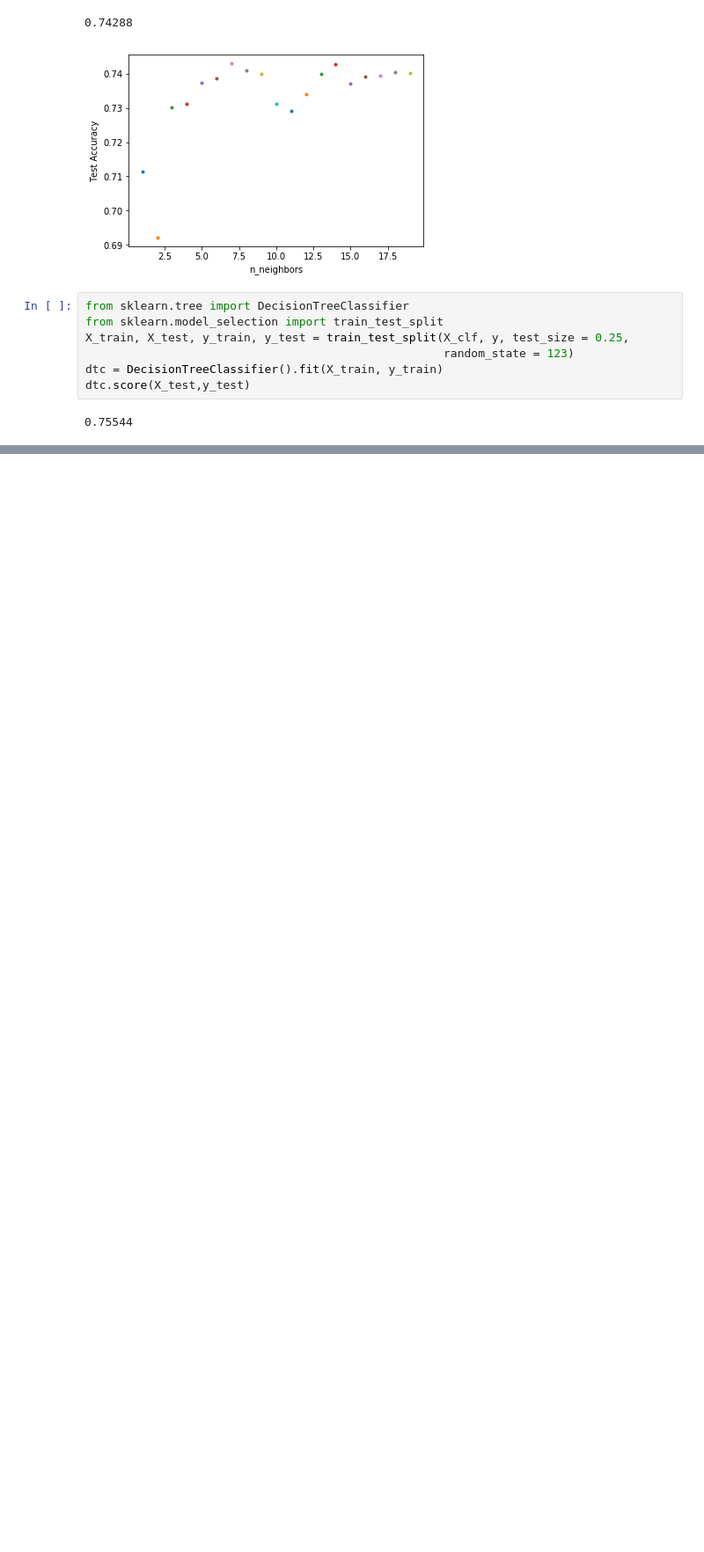
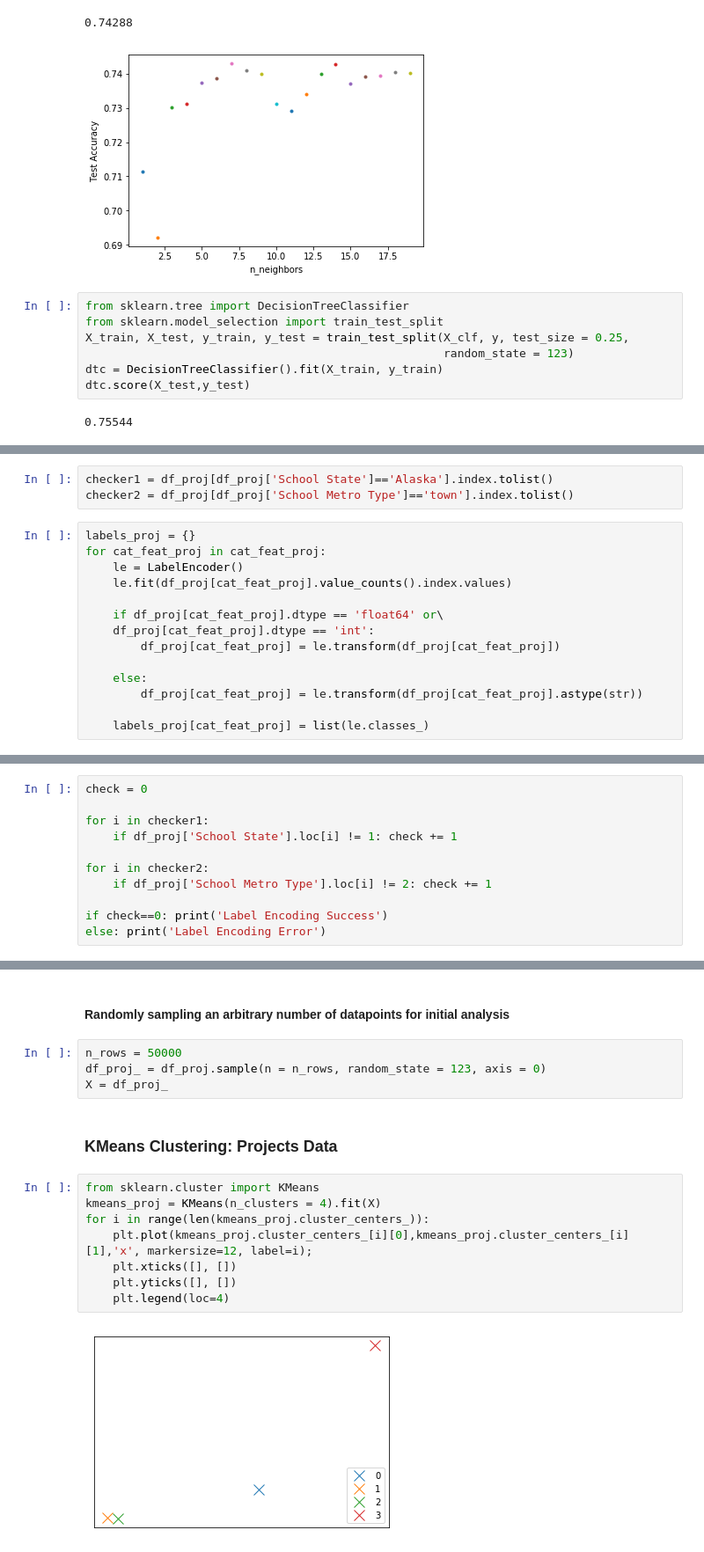
Before and after one commit to tristanjoshuaalba/donorschoose, a Jupyter notebook: donorschoose.ipynb, the cells around one changed output, grey strips where cells are left out. Shown at 88% size. Cells and saved outputs as stored; diff of their text form; blank space fills up the shorter version.

Commit message:
Clustering projects and donations separately

```diff
--- a/donorschoose.ipynb
+++ b/donorschoose.ipynb
@@ -228,0 +269,17 @@ dtc.score(X_test,y_test)
+# %%
+checker1 = df_proj[df_proj['School State']=='Alaska'].index.tolist()
+checker2 = df_proj[df_proj['School Metro Type']=='town'].index.tolist()
+# %%
+labels_proj = {}
+for cat_feat_proj in cat_feat_proj:
+    le = LabelEncoder()
+    le.fit(df_proj[cat_feat_proj].value_counts().index.values)
+
+    if df_proj[cat_feat_proj].dtype == 'float64' or\
+    df_proj[cat_feat_proj].dtype == 'int':
+        df_proj[cat_feat_proj] = le.transform(df_proj[cat_feat_proj])
+
+    else:
+        df_proj[cat_feat_proj] = le.transform(df_proj[cat_feat_proj].astype(str))
+
+    labels_proj[cat_feat_proj] = list(le.classes_)
@@ -228,0 +288,11 @@ dtc.score(X_test,y_test)
+# %%
+check = 0
+
+for i in checker1:
+    if df_proj['School State'].loc[i] != 1: check += 1
+
+for i in checker2:
+    if df_proj['School Metro Type'].loc[i] != 2: check += 1
+
+if check==0: print('Label Encoding Success')
+else: print('Label Encoding Error')
@@ -228,0 +301,18 @@ dtc.score(X_test,y_test)
+# %% [markdown]
+#### Randomly sampling an arbitrary number of datapoints for initial analysis
+# %%
+n_rows = 50000
+df_proj_ = df_proj.sample(n = n_rows, random_state = 123, axis = 0)
+X = df_proj_
+# %% [markdown]
+### KMeans Clustering: Projects Data
+# %%
+from sklearn.cluster import KMeans
+kmeans_proj = KMeans(n_clusters = 4).fit(X)
+for i in range(len(kmeans_proj.cluster_centers_)):
+    plt.plot(kmeans_proj.cluster_centers_[i][0],kmeans_proj.cluster_centers_[i][1],'x', markersize=12, label=i);
+    plt.xticks([], [])
+    plt.yticks([], [])
+    plt.legend(loc=4)
+# %% [output]
+[figure, added]
```
Also changed, not shown: parts of 41 cells of this notebook.
